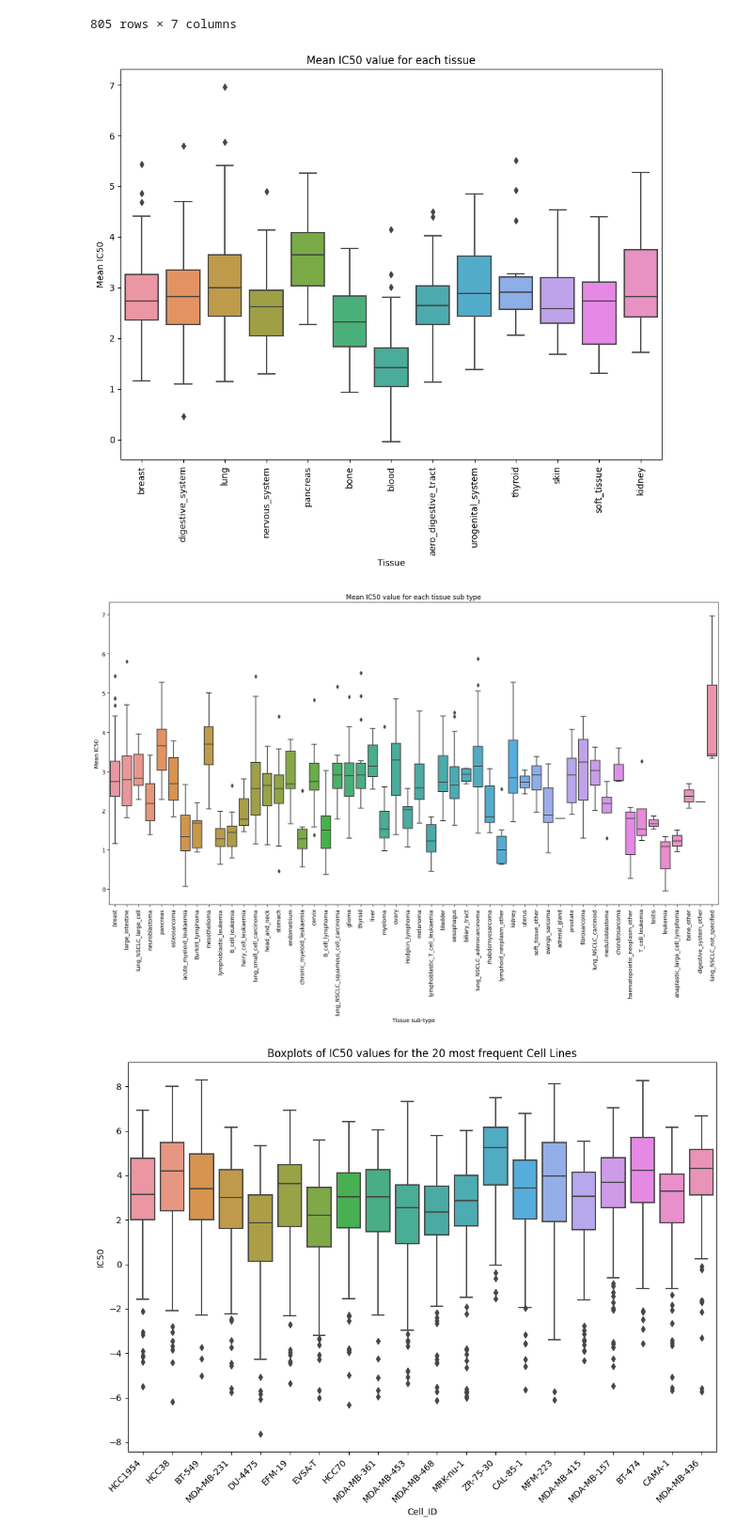
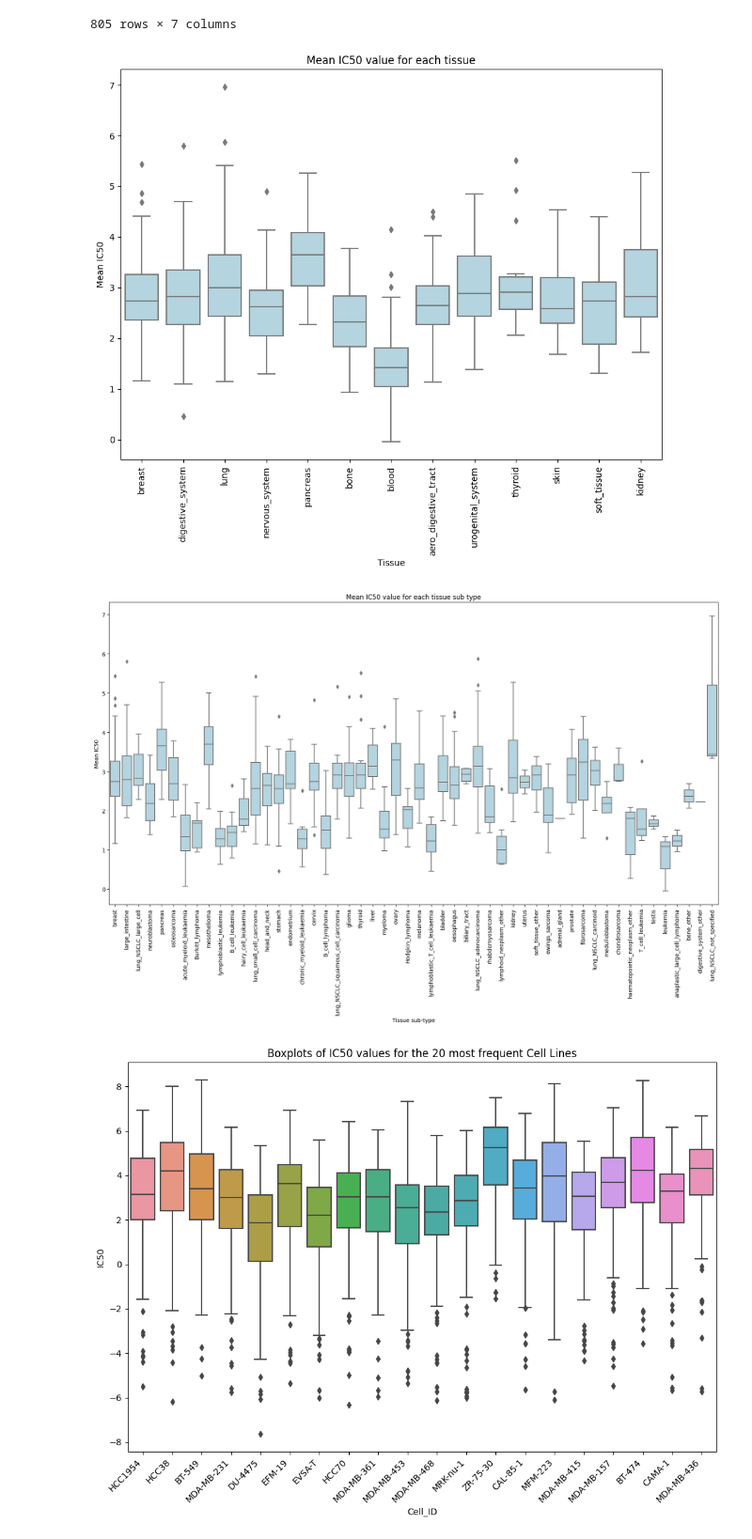
Before and after one commit to paulo-seixal/drug_sensitivity, a Jupyter notebook: exploration.ipynb, the cells around one changed output. Shown at 94% size. Cells and saved outputs as stored; diff of their text form; code cells hidden in the pictures.

```diff
--- a/exploration.ipynb
+++ b/exploration.ipynb
@@ -447,19 +447,19 @@ cell_lines.to_csv('./data/updated_cell_lines_info.csv', index=False)
 # %%
 #boxplot with mean value of mean_y for each tissue
 plt.figure(figsize=(11,8))
-sns.boxplot(x='Tissue', y='Mean_Y', data=cell_lines)
+sns.boxplot(x='Tissue', y='Mean_Y', data=cell_lines, color='lightblue')
 
 plt.title('Mean IC50 value for each tissue')
 plt.xlabel('Tissue')
 plt.ylabel('Mean IC50')
 plt.xticks(rotation=90)
 plt.show()
 # %% [output]
-[figure, old version]
+[figure, new version]
 # %%
 #boxplot with mean value of mean_y for each tissue
 plt.figure(figsize=(20,10))
-sns.boxplot(x='Tissue sub-type', y='Mean_Y', data=cell_lines)
+sns.boxplot(x='Tissue sub-type', y='Mean_Y', data=cell_lines, color='lightblue')
 
 plt.title('Mean IC50 value for each tissue sub type')
 plt.xlabel('Tissue sub-type')
@@ -467,7 +467,7 @@ plt.ylabel('Mean IC50')
 plt.xticks(rotation=90)
 plt.show()
 # %% [output]
-[figure, old version]
+[figure, new version]
 # %%
 # Get the 20 most frequent Cell Line_ID values
 top_20_cell = df['Cell Line_ID'].value_counts().nlargest(20).index
```
Also changed, not shown: parts of 3 cells of this notebook, 2 other files.
